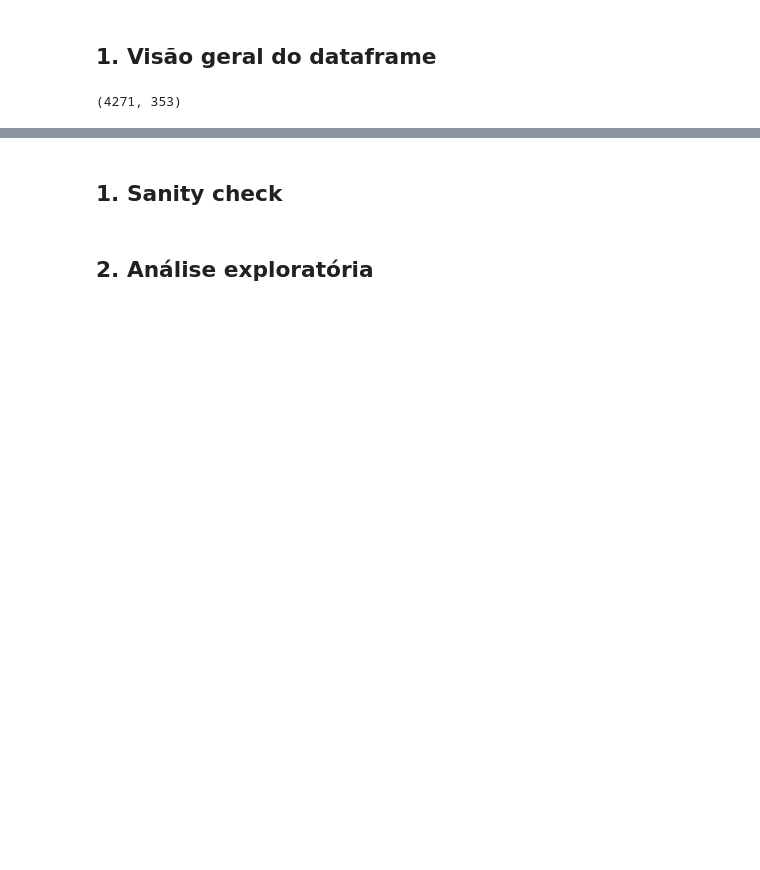
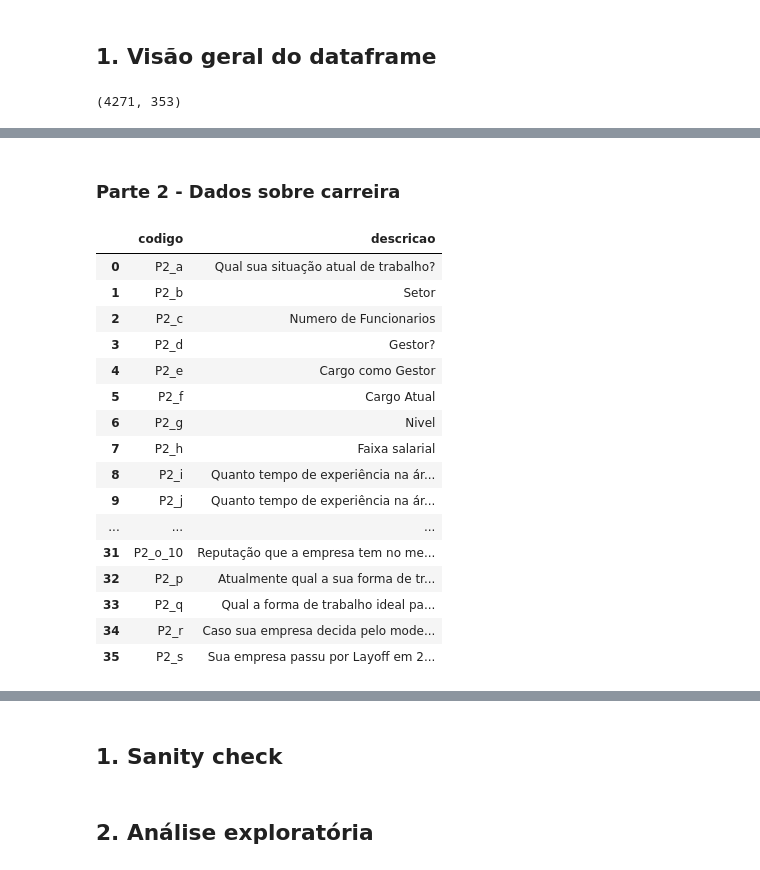
Before and after one commit to leticiafaria7/challenge-state-of-data, a Jupyter notebook: challenge-state-of-data.ipynb, the cells around one changed output, grey strips where cells are left out. Cells and saved outputs as stored; diff of their text form; code cells hidden in the pictures; blank space fills up the shorter version.

Commit message:
verificando a head da base a por partes da pesquisa

```diff
--- a/challenge-state-of-data.ipynb
+++ b/challenge-state-of-data.ipynb
@@ -26,7 +26,7 @@ import numpy as np
 # %% [markdown]
 ### 0.2. Dados
 # %%
-data = pd.read_csv('/kaggle/input/state-of-data-2022/State_of_data_2022.csv')
+data = pd.read_csv('State_of_data_2022.csv')
 # %% [markdown]
 ## 1. Visão geral do dataframe
 # %%
@@ -95,0 +73,34 @@ data.head()
+# %% [markdown]
+### Parte 2 - Dados sobre carreira
+# %%
+parte2 = data.filter(regex = "^\('P2", axis=1).columns.to_frame(name = 'lista').reset_index(drop = True)
+
+separar = parte2['lista'].str.split(',', n = 1, expand = True)
+
+parte2['codigo'] = separar[0]
+parte2['codigo'] = parte2['codigo'].str.replace('(', '')
+parte2['codigo'] = parte2['codigo'].str.replace("'", '')
+
+parte2['descricao'] = separar[1]
+parte2['descricao'] = parte2['descricao'].str.replace(')', '')
+parte2['descricao'] = parte2['descricao'].str.replace("'", '')
+
+parte2.drop(['lista'], axis = 1)
+# %% [output]
+|  | codigo | descricao |
+| 0 | P2_a | Qual sua situação atual de trabalho? |
+| 1 | P2_b | Setor |
+| 2 | P2_c | Numero de Funcionarios |
+| 3 | P2_d | Gestor? |
+| 4 | P2_e | Cargo como Gestor |
+| 5 | P2_f | Cargo Atual |
+| 6 | P2_g | Nivel |
+| 7 | P2_h | Faixa salarial |
+| 8 | P2_i | Quanto tempo de experiência na ár... |
+| 9 | P2_j | Quanto tempo de experiência na ár... |
+| ... | ... | ... |
+| 31 | P2_o_10 | Reputação que a empresa tem no me... |
+| 32 | P2_p | Atualmente qual a sua forma de tr... |
+| 33 | P2_q | Qual a forma de trabalho ideal pa... |
+| 34 | P2_r | Caso sua empresa decida pelo mode... |
+| 35 | P2_s | Sua empresa passu por Layoff em 2... |
```
Also changed, not shown: parts of 19 cells of this notebook.
